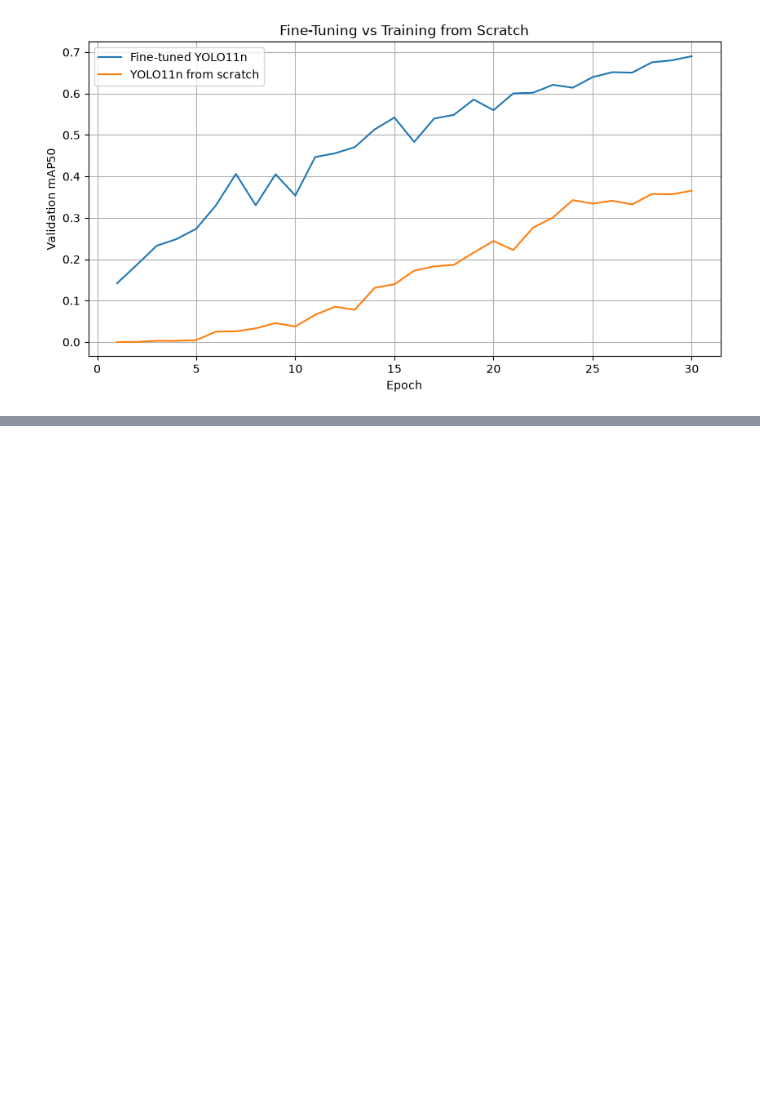
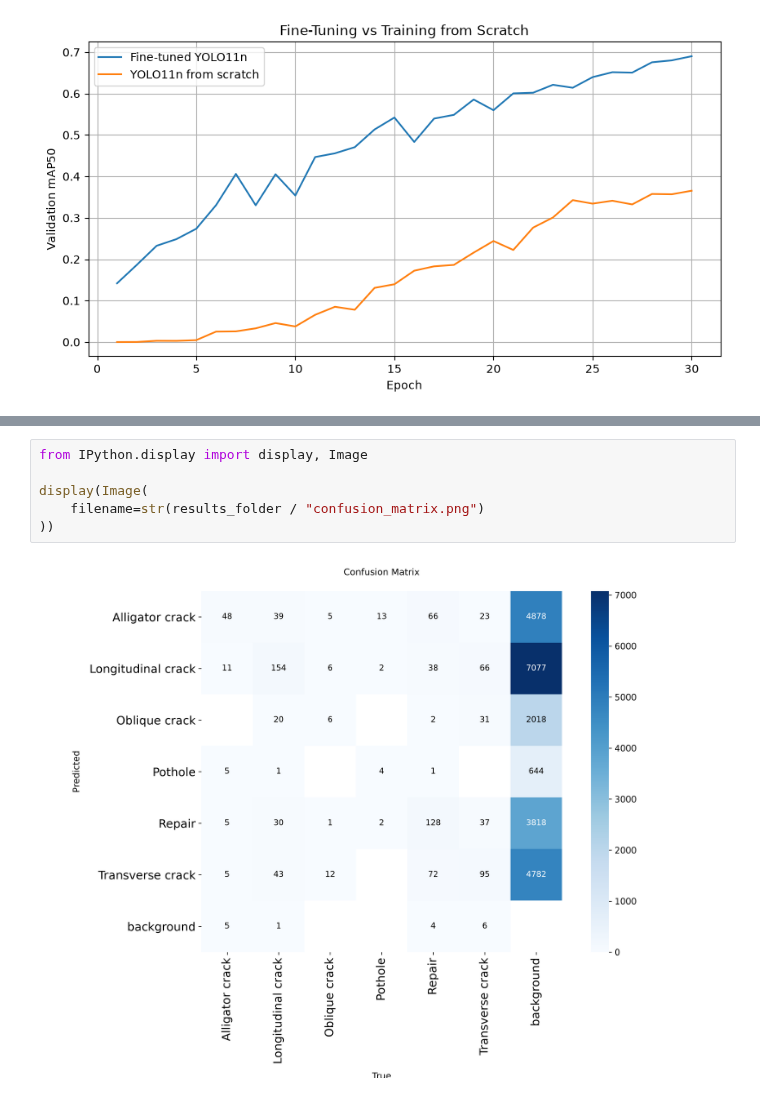
Before and after one commit to 94921234/daiist-assignment-2, a Jupyter notebook: train.ipynb, the cells around one changed output, grey strips where cells are left out. Drawn from its saved outputs; the diff is of its cells as text; blank space fills up the shorter version.

```diff
--- a/train.ipynb
+++ b/train.ipynb
@@ -324,0 +528,8 @@ plt.show()
+# %%
+from IPython.display import display, Image
+
+display(Image(
+    filename=str(results_folder / "confusion_matrix.png")
+))
+# %% [output]
+[figure, added]
```
Also changed, not shown: parts of 8 cells of this notebook, 1 other file.
